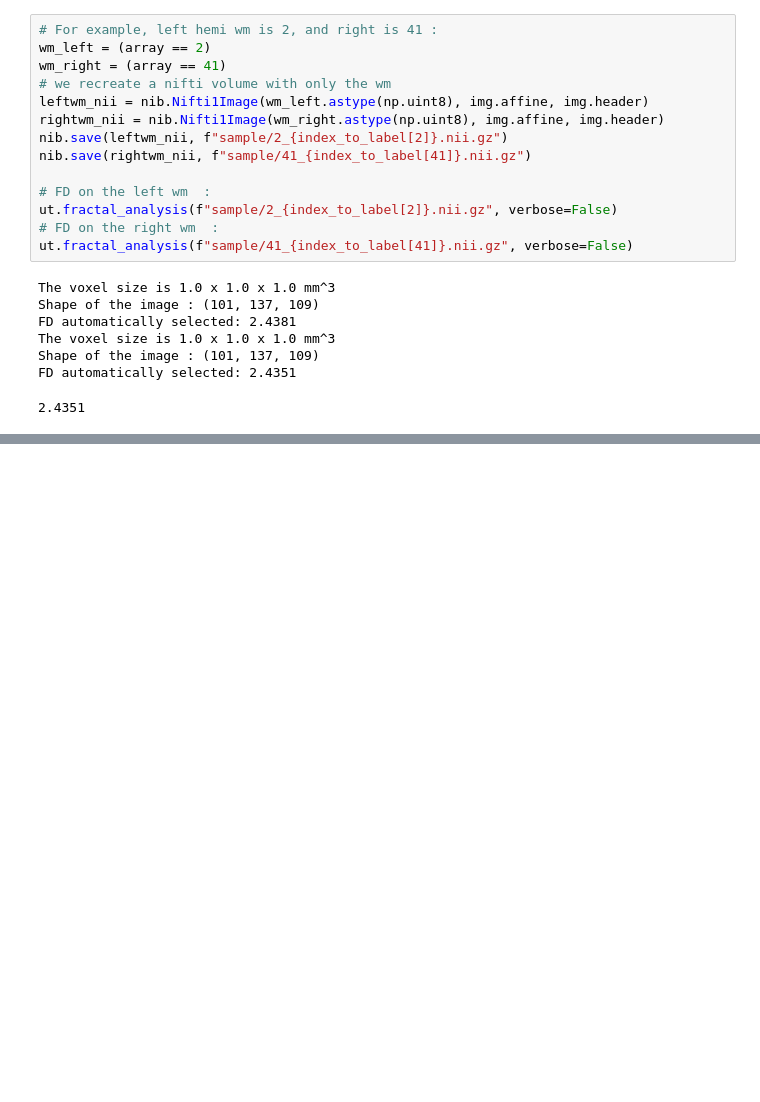
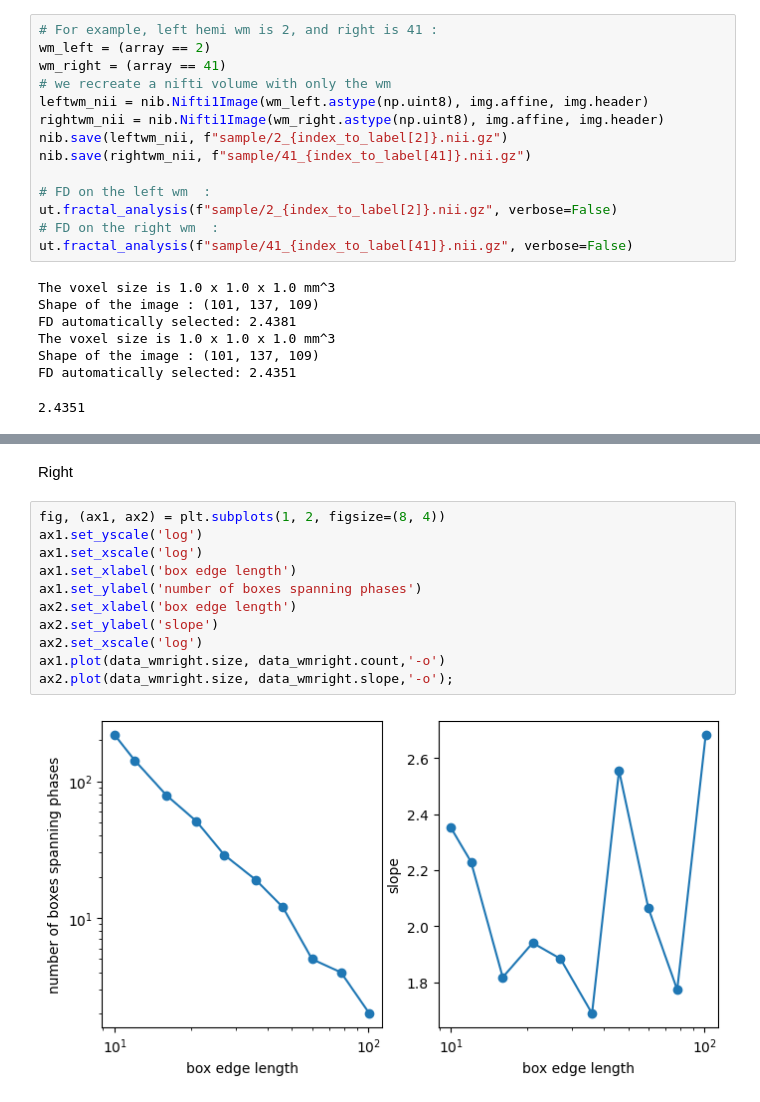
Before and after one commit to toelt-llc/mri_fractal, a Jupyter notebook: data_pipeline/2-fractal.ipynb, the cells around one changed output, grey strips where cells are left out. Drawn from its saved outputs; the diff is of its cells as text; blank space fills up the shorter version.

```diff
--- a/data_pipeline/2-fractal.ipynb
+++ b/data_pipeline/2-fractal.ipynb
@@ -114,0 +153,15 @@ FD automatically selected: 2.4351
+# %% [markdown]
+Right
+# %%
+fig, (ax1, ax2) = plt.subplots(1, 2, figsize=(8, 4))
+ax1.set_yscale('log')
+ax1.set_xscale('log')
+ax1.set_xlabel('box edge length')
+ax1.set_ylabel('number of boxes spanning phases')
+ax2.set_xlabel('box edge length')
+ax2.set_ylabel('slope')
+ax2.set_xscale('log')
+ax1.plot(data_wmright.size, data_wmright.count,'-o')
+ax2.plot(data_wmright.size, data_wmright.slope,'-o');
+# %% [output]
+[figure, added]
```
Also changed, not shown: parts of 6 cells of this notebook, 1 other file.
